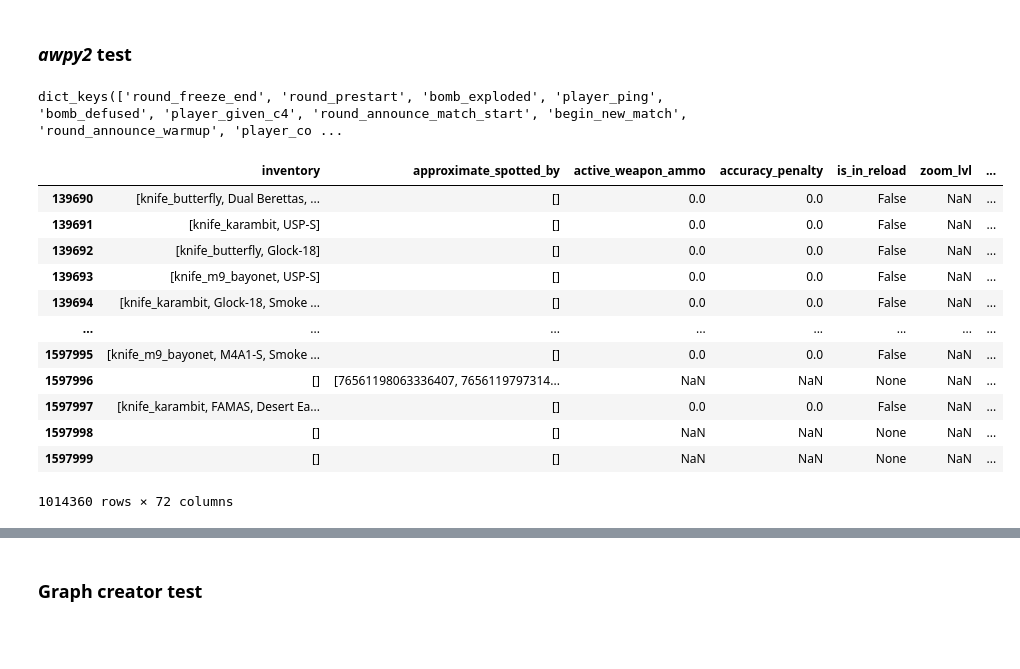
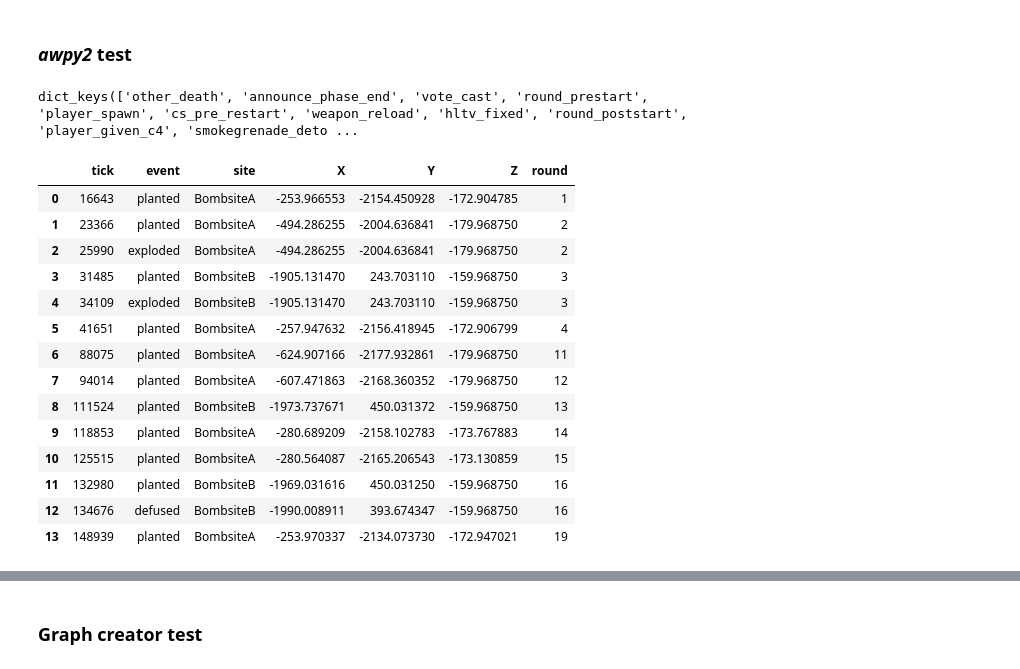
Before and after one commit to szmidapatrik/c2m1TPaeVlsln, a Jupyter notebook: proj/graph_dataset/CS2_dataset_package_test.ipynb, the cells around one changed output, grey strips where cells are left out. Saved outputs shown, nothing was run; the diff lists cells and outputs as text; code cells hidden in the pictures; blank space fills up the shorter version.

Commit message:
bomb information added

```diff
--- a/proj/graph_dataset/CS2_dataset_package_test.ipynb
+++ b/proj/graph_dataset/CS2_dataset_package_test.ipynb
@@ -40,7 +41,6 @@ player_cols = [
     'move_collide',
     'move_type',
     'team_num',
-    'active_weapon',
     'jump_velo',
     'fall_velo',
     'in_crouch',
@@ -58,6 +58,7 @@ player_cols = [
     'resume_zoom',
     'is_defusing',
     'in_bomb_zone',
+    'is_strafing',
     'move_state',
     'which_bomb_zone',
     'in_hostage_rescue_zone',
@@ -73,8 +74,9 @@ player_cols = [
     'velocity_X',
     'velocity_Y',
     'velocity_Z',
+    'FIRE',
+    'USE'
 ]
-
 other_cols = [
     'num_player_alive_ct',
     'num_player_alive_t',
@@ -88,25 +90,27 @@ other_cols = [
     'is_bomb_dropped'
 ]
 
-dem = Demo(path='../../data/matches-raw/cs2/2024/_blast-premier-spring-final-2024-faze-vs-vitality-bo3-lQLvdLlJcL7dI4fNDLSZOXfaze-vs-vitality-m3-mirage.dem', \
+dem = Demo(path='../../data/matches-raw/cs2/2024/_blast-premier-spring-final-2024-faze-vs-vitality-bo3-lQLvdLlJcL7dI4fNDLSZOXfaze-vs-vitality-m1-inferno.dem', \
            player_props=player_cols, other_props=other_cols)
 # %%
 dem.events.keys()
 # %% [output]
-dict_keys(['round_freeze_end', 'round_prestart', 'bomb_exploded', 'player_ping', 'bomb_defused', 'player_given_c4', 'round_announce_match_start', 'begin_new_match', 'round_announce_warmup', 'player_co ...
+dict_keys(['other_death', 'announce_phase_end', 'vote_cast', 'round_prestart', 'player_spawn', 'cs_pre_restart', 'weapon_reload', 'hltv_fixed', 'round_poststart', 'player_given_c4', 'smokegrenade_deto ...
 # %%
-dem.ticks
+dem.bomb
 # %% [output]
-|  | inventory | approximate_spotted_by | active_weapon_ammo | accuracy_penalty | is_in_reload | zoom_lvl | ... |
-| 139690 | [knife_butterfly, Dual Berettas, ... | [] | 0.0 | 0.0 | False | NaN | ... |
-| 139691 | [knife_karambit, USP-S] | [] | 0.0 | 0.0 | False | NaN | ... |
-| 139692 | [knife_butterfly, Glock-18] | [] | 0.0 | 0.0 | False | NaN | ... |
-| 139693 | [knife_m9_bayonet, USP-S] | [] | 0.0 | 0.0 | False | NaN | ... |
-| 139694 | [knife_karambit, Glock-18, Smoke ... | [] | 0.0 | 0.0 | False | NaN | ... |
-| ... | ... | ... | ... | ... | ... | ... | ... |
-| 1597995 | [knife_m9_bayonet, M4A1-S, Smoke ... | [] | 0.0 | 0.0 | False | NaN | ... |
-| 1597996 | [] | [76561198063336407, 7656119797314... | NaN | NaN | None | NaN | ... |
-| 1597997 | [knife_karambit, FAMAS, Desert Ea... | [] | 0.0 | 0.0 | False | NaN | ... |
-| 1597998 | [] | [] | NaN | NaN | None | NaN | ... |
-| 1597999 | [] | [] | NaN | NaN | None | NaN | ... |
+|  | tick | event | site | X | Y | Z | round |
+| 0 | 16643 | planted | BombsiteA | -253.966553 | -2154.450928 | -172.904785 | 1 |
+| 1 | 23366 | planted | BombsiteA | -494.286255 | -2004.636841 | -179.968750 | 2 |
+| 2 | 25990 | exploded | BombsiteA | -494.286255 | -2004.636841 | -179.968750 | 2 |
+| 3 | 31485 | planted | BombsiteB | -1905.131470 | 243.703110 | -159.968750 | 3 |
+| 4 | 34109 | exploded | BombsiteB | -1905.131470 | 243.703110 | -159.968750 | 3 |
+| 5 | 41651 | planted | BombsiteA | -257.947632 | -2156.418945 | -172.906799 | 4 |
+| 6 | 88075 | planted | BombsiteA | -624.907166 | -2177.932861 | -179.968750 | 11 |
+| 7 | 94014 | planted | BombsiteA | -607.471863 | -2168.360352 | -179.968750 | 12 |
+| 8 | 111524 | planted | BombsiteB | -1973.737671 | 450.031372 | -159.968750 | 13 |
+| 9 | 118853 | planted | BombsiteA | -280.689209 | -2158.102783 | -173.767883 | 14 |
+| 10 | 125515 | planted | BombsiteA | -280.564087 | -2165.206543 | -173.130859 | 15 |
+| 11 | 132980 | planted | BombsiteB | -1969.031616 | 450.031250 | -159.968750 | 16 |
+| 12 | 134676 | defused | BombsiteB | -1990.008911 | 393.674347 | -159.968750 | 16 |
+| 13 | 148939 | planted | BombsiteA | -253.970337 | -2134.073730 | -172.947021 | 19 |
-1014360 rows × 72 columns
```
Also changed, not shown: parts of 4 cells of this notebook, 1 other file.
